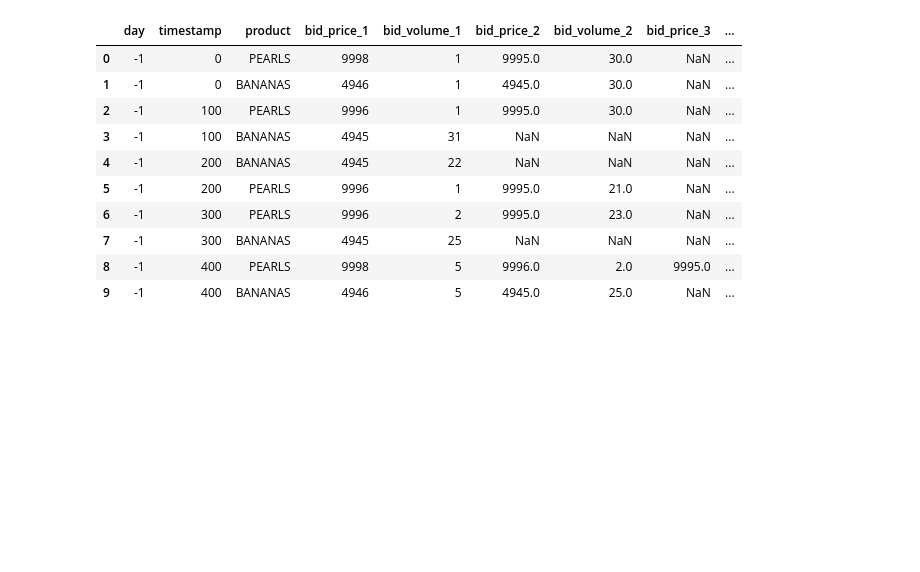
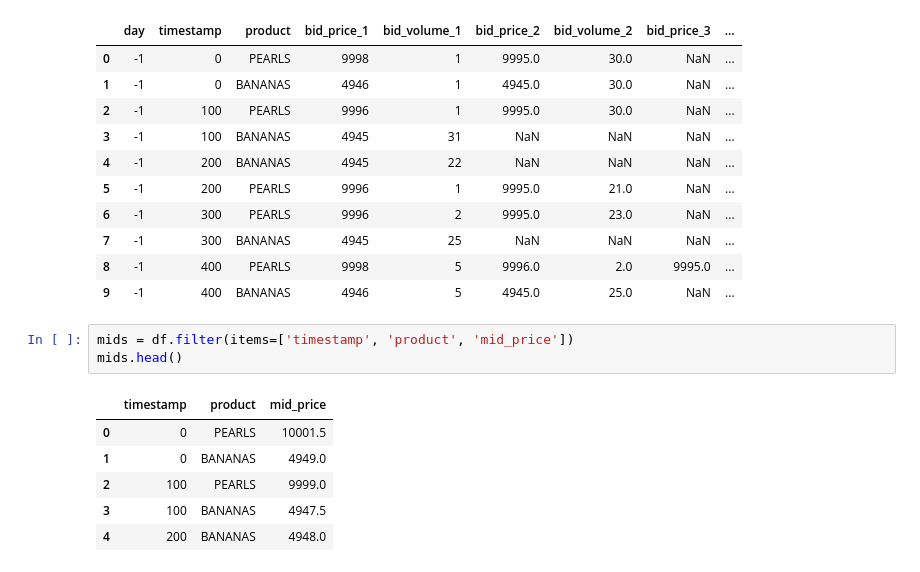
Before and after one commit to kzqiu/imc-2023, a Jupyter notebook: readtest.ipynb, the cells around one changed output. Drawn from its saved outputs; the diff is of its cells as text; blank space fills up the shorter version.

```diff
--- a/readtest.ipynb
+++ b/readtest.ipynb
@@ -17,3 +18,13 @@ df.head(10)
 | 7 | -1 | 300 | BANANAS | 4945 | 25 | NaN | NaN | NaN | ... |
 | 8 | -1 | 400 | PEARLS | 9998 | 5 | 9996.0 | 2.0 | 9995.0 | ... |
 | 9 | -1 | 400 | BANANAS | 4946 | 5 | 4945.0 | 25.0 | NaN | ... |
+# %%
+mids = df.filter(items=['timestamp', 'product', 'mid_price'])
+mids.head()
+# %% [output]
+|  | timestamp | product | mid_price |
+| 0 | 0 | PEARLS | 10001.5 |
+| 1 | 0 | BANANAS | 4949.0 |
+| 2 | 100 | PEARLS | 9999.0 |
+| 3 | 100 | BANANAS | 4947.5 |
+| 4 | 200 | BANANAS | 4948.0 |
```
Also changed, not shown: parts of 5 cells of this notebook, 1 other file.
